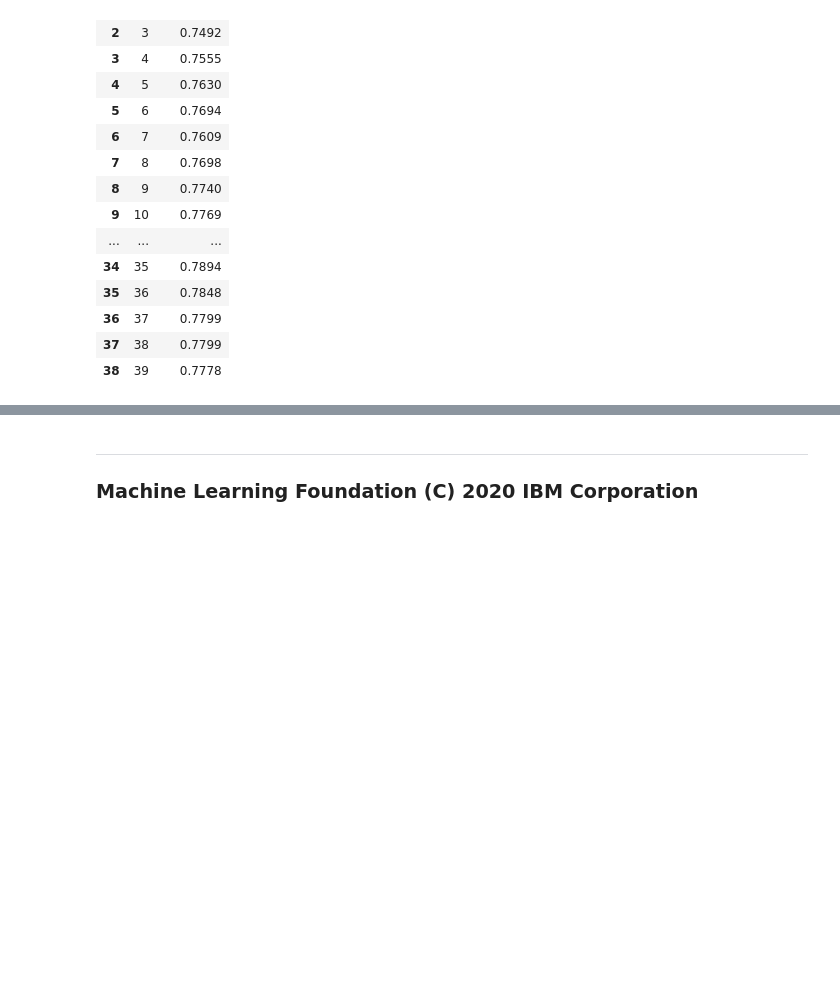
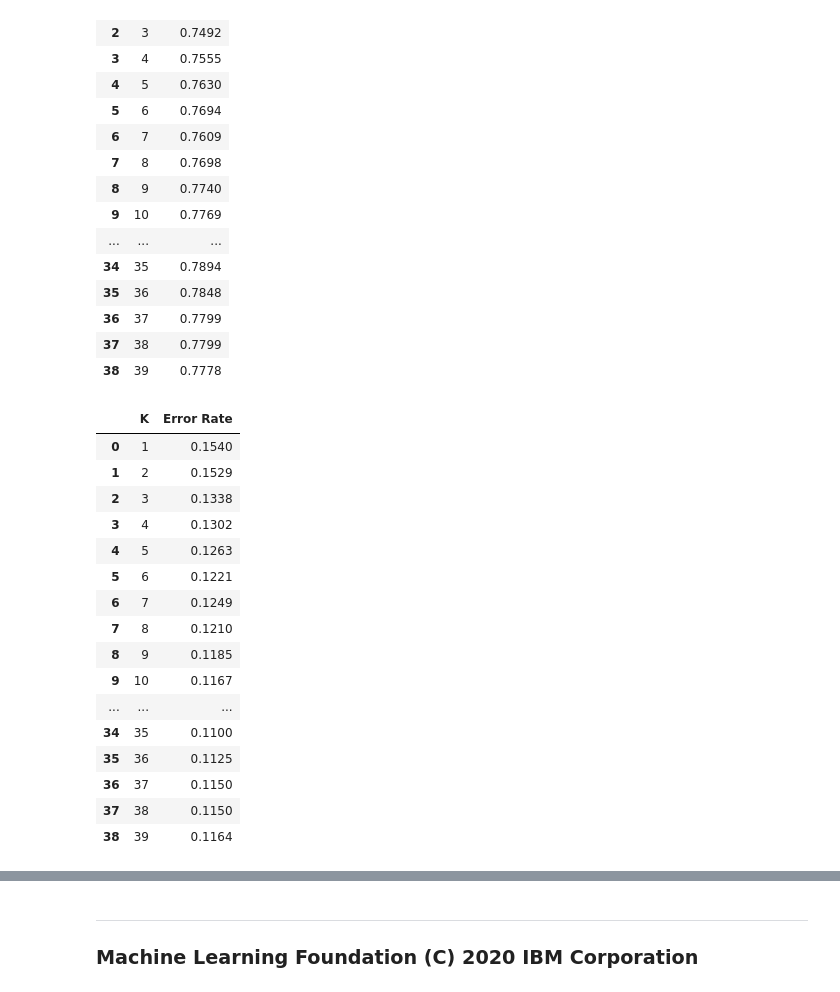
Before and after one commit to MedardTesla/IBM_Professional_certificat_Supervised_Machine_Learning_Classification, a Jupyter notebook: 03b_LAB_KNN.ipynb, the cells around one changed output, grey strips where cells are left out. Cells and saved outputs as stored; diff of their text form; code cells hidden in the pictures; blank space fills up the shorter version.

```diff
--- a/03b_LAB_KNN.ipynb
+++ b/03b_LAB_KNN.ipynb
@@ -375,6 +375,26 @@ f1_results
 | 36 | 37 | 0.7799 |
 | 37 | 38 | 0.7799 |
 | 38 | 39 | 0.7778 |
+# %%
+error_results
+# %% [output]
+|  | K | Error Rate |
+| 0 | 1 | 0.1540 |
+| 1 | 2 | 0.1529 |
+| 2 | 3 | 0.1338 |
+| 3 | 4 | 0.1302 |
+| 4 | 5 | 0.1263 |
+| 5 | 6 | 0.1221 |
+| 6 | 7 | 0.1249 |
+| 7 | 8 | 0.1210 |
+| 8 | 9 | 0.1185 |
+| 9 | 10 | 0.1167 |
+| ... | ... | ... |
+| 34 | 35 | 0.1100 |
+| 35 | 36 | 0.1125 |
+| 36 | 37 | 0.1150 |
+| 37 | 38 | 0.1150 |
+| 38 | 39 | 0.1164 |
 # %%
 # Plot F1 results
 sns.set_context('talk')
```
Also changed, not shown: parts of 2 cells of this notebook, 1 other file.
